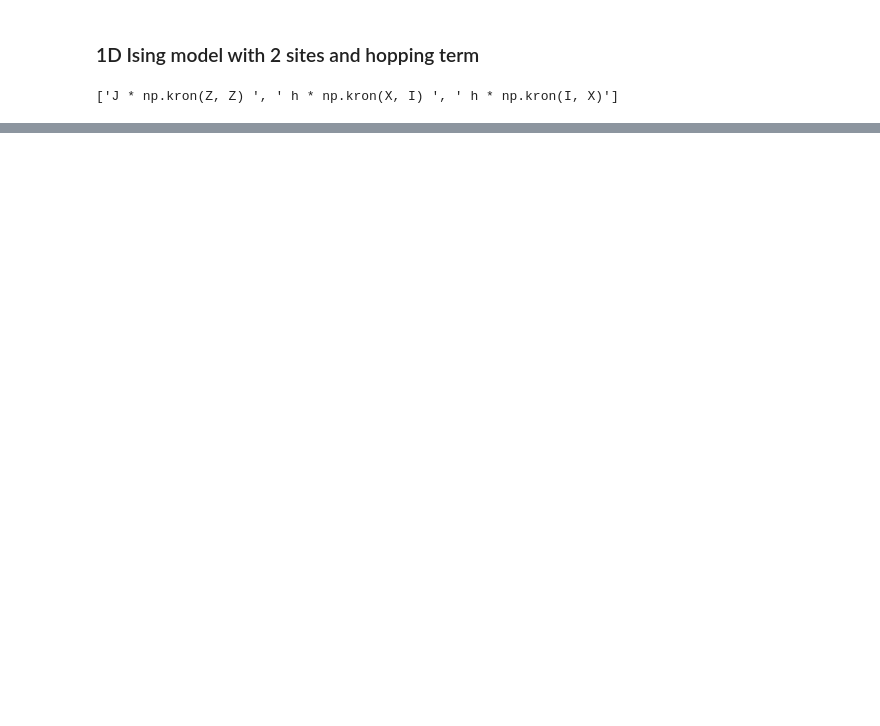
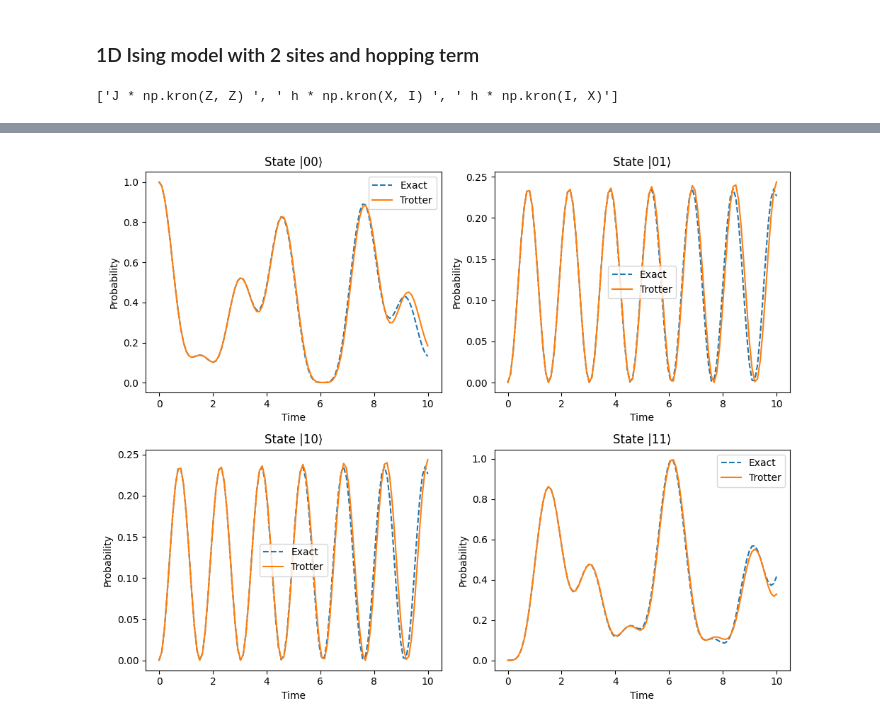
Before and after one commit to AugustGliese/SCIQIS-Project, a Jupyter notebook: python-files/testing ideas.ipynb, the cells around one changed output, grey strips where cells are left out. Saved outputs shown, nothing was run; the diff lists cells and outputs as text; code cells hidden in the pictures; blank space fills up the shorter version.

```diff
--- a/python-files/testing ideas.ipynb
+++ b/python-files/testing ideas.ipynb
@@ -108,0 +168,20 @@ plt.legend()
+# %%
+#plotting
+fig, axes = plt.subplots(2, 2, figsize=(10, 8))
+axes = axes.flatten()  #So we can index axes[0]..axes[3]
+
+states = [format(i, f"0{2}b") for i in range(2**2)]  #Create a bit string for given state
+
+for i, state in enumerate(states):
+    ax = axes[i]
+    ax.plot(time, probabilities_exact[:, i], label="Exact", linestyle="--")
+    ax.plot(time, probabilities_trotter2[:, i], label="Trotter")
+    ax.set_title(f"State |{state}⟩")
+    ax.set_xlabel("Time")
+    ax.set_ylabel("Probability")
+    ax.legend()
+
+plt.tight_layout()
+plt.show()
+# %% [output]
+[figure, added]
```
Also changed, not shown: parts of 8 cells of this notebook, 1 other file.
